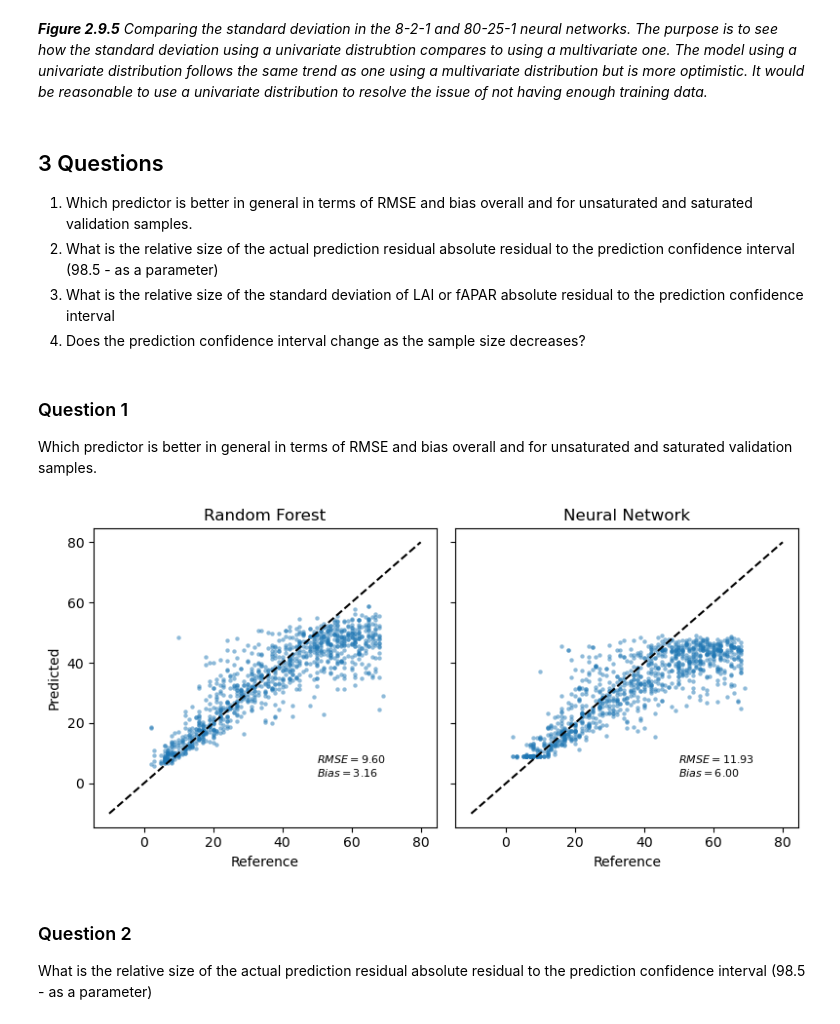
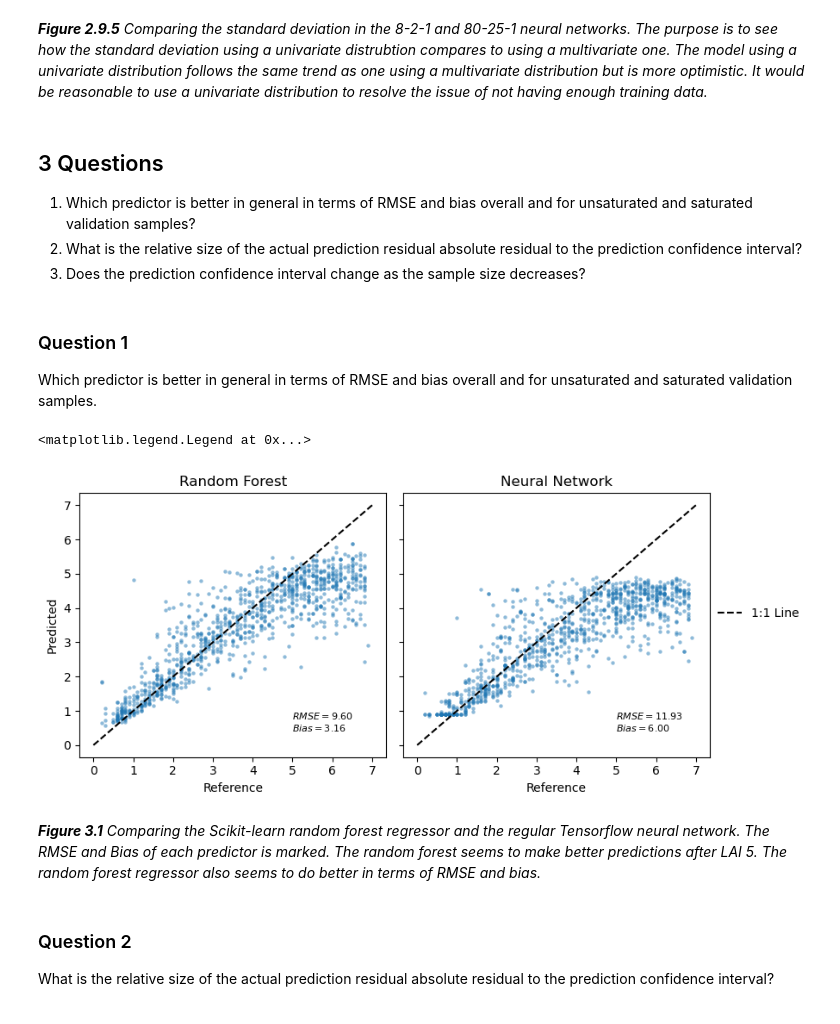
Before and after one commit to watermelonxx/WorkTerm-Winter2023, a Jupyter notebook: ModelingUncertainty/ModelingUncertainty.ipynb, the cells around one changed output. Saved outputs shown, nothing was run; the diff lists cells and outputs as text; code cells hidden in the pictures.

```diff
--- a/ModelingUncertainty/ModelingUncertainty.ipynb
+++ b/ModelingUncertainty/ModelingUncertainty.ipynb
@@ -1663,10 +1658,9 @@ plt.show()
 _**Figure 2.9.5** Comparing the standard deviation in the 8-2-1 and 80-25-1 neural networks. The purpose is to see how the standard deviation using a univariate distrubtion compares to using a multivariate one. The model using a univariate distribution follows the same trend as one using a multivariate distribution but is more optimistic. It would be reasonable to use a univariate distribution to resolve the issue of not having enough training data._
 # %% [markdown]
 ## 3 Questions
-1. Which predictor is better in general in terms of RMSE  and bias overall and for unsaturated and saturated validation samples.
-2. What is the relative size of the actual prediction residual absolute residual to the prediction confidence interval (98.5 - as a parameter)
-3. What is the relative size of the standard deviation of LAI or fAPAR absolute residual to the prediction confidence interval
-4. Does the prediction confidence interval change as the sample size decreases?
+1. Which predictor is better in general in terms of RMSE  and bias overall and for unsaturated and saturated validation samples?
+2. What is the relative size of the actual prediction residual absolute residual to the prediction confidence interval?
+3. Does the prediction confidence interval change as the sample size decreases?
 # %%
 valSize = [100, 1000]
 
@@ -1688,40 +1682,44 @@ Which predictor is better in general in terms of RMSE and bias overall and for u
 # %%
 # Scatter plots (with 1000 samples only) of each estimated versus predicted together
 fig, axs = plt.subplots(1,2, figsize=(8,4), sharey=True)
-axs[0].scatter(x=valbiomeDictLAI[biome]['y_test_1000'], y=valbiomeDictLAI[biome]['rf']['y_pred_1000'], s=10, lw=0, alpha=0.5)
-axs[1].scatter(x=valbiomeDictLAI[biome]['y_test_1000'], y=valbiomeDictLAI[biome]['nn_80_25_1']['y_pred_1000'], s=10, lw=0, alpha=0.5)
+axs[0].scatter(x=np.divide(valbiomeDictLAI[biome]['y_test_1000'], scaling), y=np.divide(valbiomeDictLAI[biome]['rf']['y_pred_1000'], scaling), s=10, lw=0, alpha=0.5)
+axs[1].scatter(x=np.divide(valbiomeDictLAI[biome]['y_test_1000'], scaling), y=np.divide(valbiomeDictLAI[biome]['nn_80_25_1']['y_pred_1000'], scaling), s=10, lw=0, alpha=0.5)
 
 axs[0].set_title("Random Forest")
 axs[0].set_xlabel("Reference")
 axs[0].set_ylabel("Predicted")
 
 axs[1].set_title("Neural Network")
 axs[1].set_xlabel("Reference")
 
-axs[0].plot([-10, 80], [-10, 80], 'k--', label='1:1 Line')
+axs[0].plot([0, 7], [0, 7], 'k--', label='1:1 Line')
 # axs[0].xlim([-10, 80])
 # axs[0].ylim([-10, 80])
 
-axs[1].plot([-10, 80], [-10, 80], 'k--')
+axs[1].plot([0, 7], [0, 7], 'k--')
 # axs[1].xlim([-10, 80])
 # axs[1].ylim([-10, 80])
 
 txt = '\n'.join((
     r'$RMSE=%.2f$' % (valbiomeDictLAI[biome]['rf']['rmse_1000'], ),
     r'$Bias=%.2f$' % (valbiomeDictLAI[biome]['rf']['bias_1000'], )))
-axs[0].text(50, 10, txt, fontsize=8,verticalalignment='top', color='black')
+axs[0].text(5, 1, txt, fontsize=8,verticalalignment='top', color='black')
 
 txt = '\n'.join((
     r'$RMSE=%.2f$' % (valbiomeDictLAI[biome]['nn_80_25_1']['rmse_1000'], ),
     r'$Bias=%.2f$' % (valbiomeDictLAI[biome]['nn_80_25_1']['bias_1000'], )))
-axs[1].text(50, 10, txt, fontsize=8,verticalalignment='top', color='black')
+axs[1].text(5, 1, txt, fontsize=8,verticalalignment='top', color='black')
 
 fig.tight_layout()
+fig.legend(bbox_to_anchor=(1.12, 0.6), loc='centre left', frameon=0)
 # %% [output]
+<matplotlib.legend.Legend at 0x...>
-[figure, old version]
+[figure, new version]
+# %% [markdown]
+_**Figure 3.1** Comparing the Scikit-learn random forest regressor and the regular Tensorflow neural network. The RMSE and Bias of each predictor is marked. The random forest seems to make better predictions after LAI 5. The random forest regressor also seems to do better in terms of RMSE and bias._
 # %% [markdown]
 ### Question 2
-What is the relative size of the actual prediction residual absolute residual to the prediction confidence interval (98.5 - as a parameter)
+What is the relative size of the actual prediction residual absolute residual to the prediction confidence interval?
 # %%
 reference = (valbiomeDictLAI[biome]['y_test_100'].divide(scaling))
 
```
Also changed, not shown: parts of 17 cells of this notebook.
